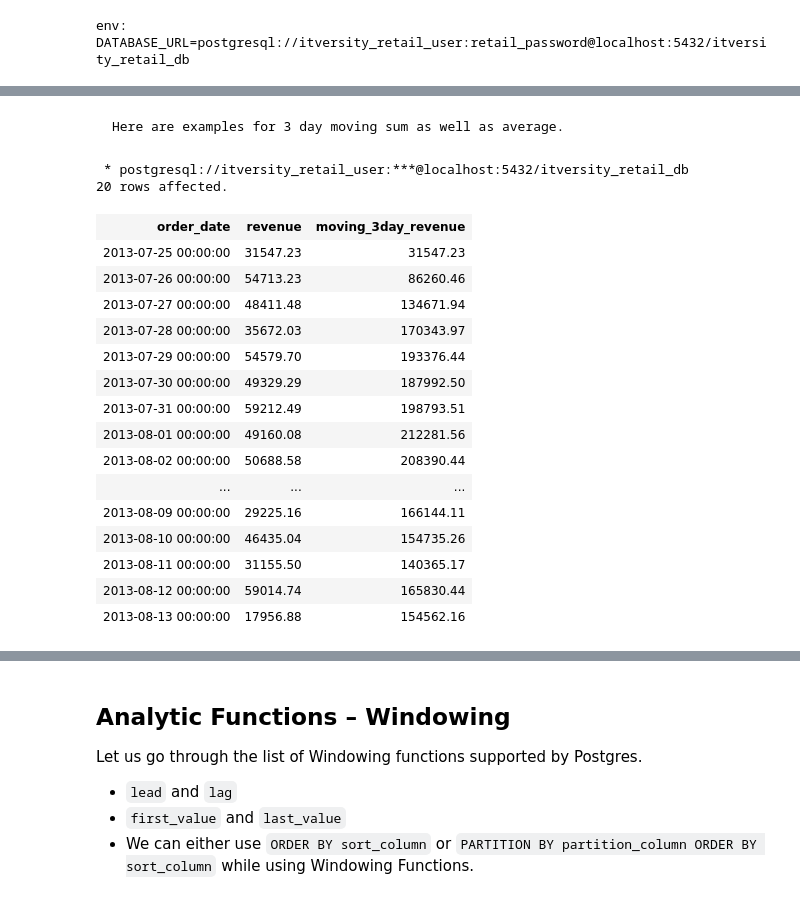
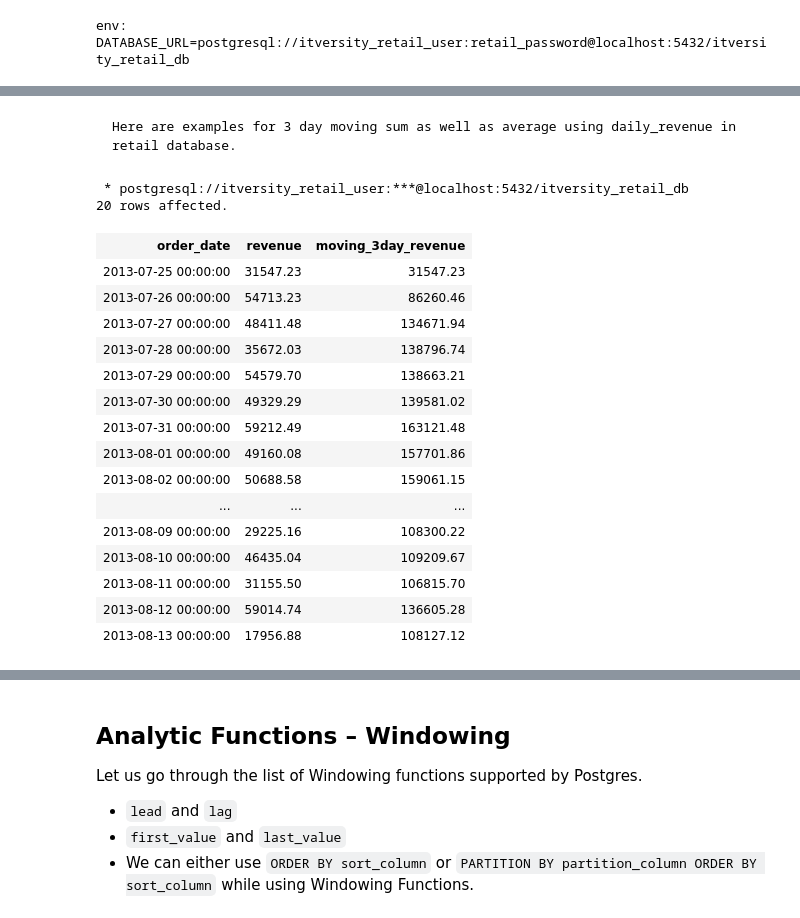
Before and after one commit to itversity/mastering-postgresql, a Jupyter notebook: 07_writing_advanced_sql_queries.ipynb, the cells around one changed output, grey strips where cells are left out. Drawn from its saved outputs; the diff is of its cells as text; code cells hidden in the pictures.

````diff
--- a/07_writing_advanced_sql_queries.ipynb
+++ b/07_writing_advanced_sql_queries.ipynb
@@ -764,35 +1271,35 @@ LIMIT 10
 | 2013-08-03 00:00:00 | 43416.74 | 143265.40 |
 # %% [markdown]
 ```{note}
-Here are examples for 3 day moving sum as well as average.
+Here are examples for 3 day moving sum as well as average using daily_revenue in retail database.
 ```
 # %%
 %%sql
 
 SELECT t.*,
     round(sum(t.revenue) OVER (
         ORDER BY order_date
-        ROWS BETWEEN 3 PRECEDING AND CURRENT ROW
+        ROWS BETWEEN 2 PRECEDING AND CURRENT ROW
     ), 2) AS moving_3day_revenue
 FROM daily_revenue t
 ORDER BY order_date
 LIMIT 20
 # %% [output]
  * postgresql://itversity_retail_user:***@localhost:5432/itversity_retail_db
 20 rows affected.
 | order_date | revenue | moving_3day_revenue |
 | 2013-07-25 00:00:00 | 31547.23 | 31547.23 |
 | 2013-07-26 00:00:00 | 54713.23 | 86260.46 |
 | 2013-07-27 00:00:00 | 48411.48 | 134671.94 |
-| 2013-07-28 00:00:00 | 35672.03 | 170343.97 |
-| 2013-07-29 00:00:00 | 54579.70 | 193376.44 |
-| 2013-07-30 00:00:00 | 49329.29 | 187992.50 |
-| 2013-07-31 00:00:00 | 59212.49 | 198793.51 |
-| 2013-08-01 00:00:00 | 49160.08 | 212281.56 |
-| 2013-08-02 00:00:00 | 50688.58 | 208390.44 |
+| 2013-07-28 00:00:00 | 35672.03 | 138796.74 |
+| 2013-07-29 00:00:00 | 54579.70 | 138663.21 |
+| 2013-07-30 00:00:00 | 49329.29 | 139581.02 |
+| 2013-07-31 00:00:00 | 59212.49 | 163121.48 |
+| 2013-08-01 00:00:00 | 49160.08 | 157701.86 |
+| 2013-08-02 00:00:00 | 50688.58 | 159061.15 |
 | ... | ... | ... |
-| 2013-08-09 00:00:00 | 29225.16 | 166144.11 |
-| 2013-08-10 00:00:00 | 46435.04 | 154735.26 |
-| 2013-08-11 00:00:00 | 31155.50 | 140365.17 |
-| 2013-08-12 00:00:00 | 59014.74 | 165830.44 |
-| 2013-08-13 00:00:00 | 17956.88 | 154562.16 |
+| 2013-08-09 00:00:00 | 29225.16 | 108300.22 |
+| 2013-08-10 00:00:00 | 46435.04 | 109209.67 |
+| 2013-08-11 00:00:00 | 31155.50 | 106815.70 |
+| 2013-08-12 00:00:00 | 59014.74 | 136605.28 |
+| 2013-08-13 00:00:00 | 17956.88 | 108127.12 |
````
Also changed, not shown: parts of 124 cells of this notebook.
